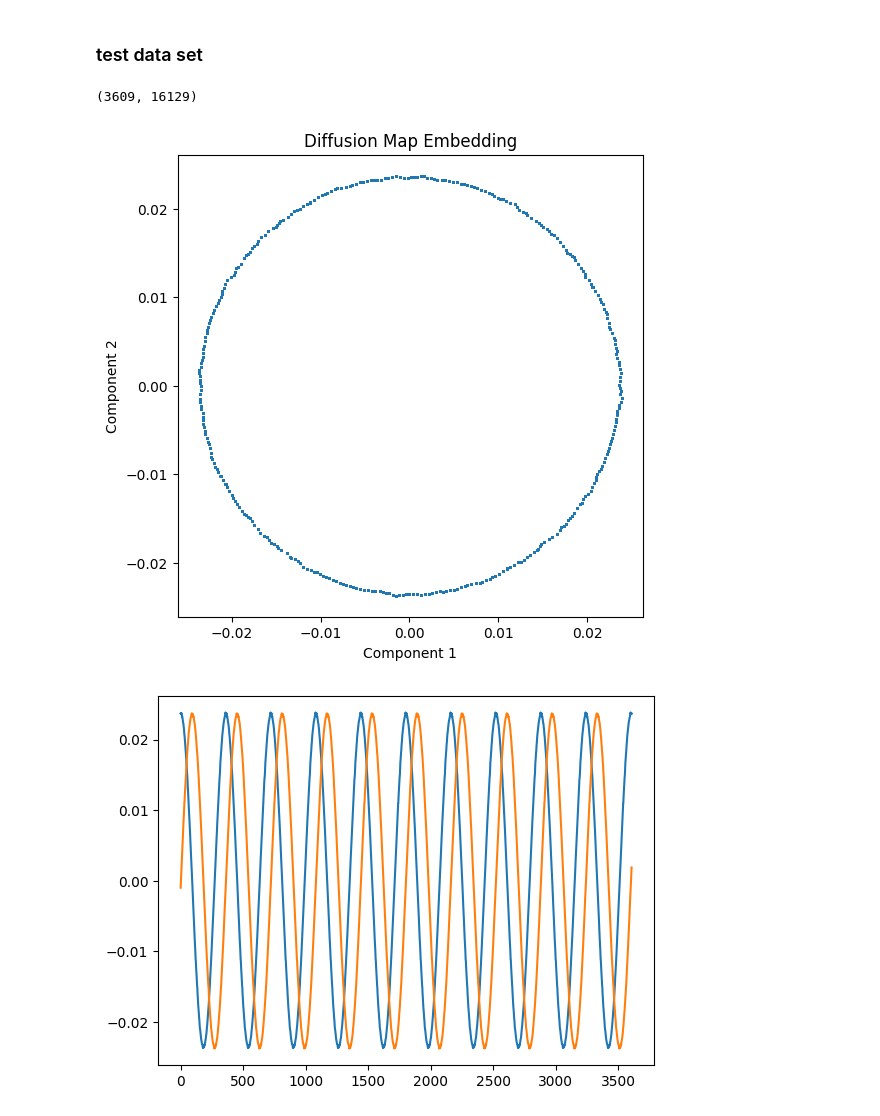
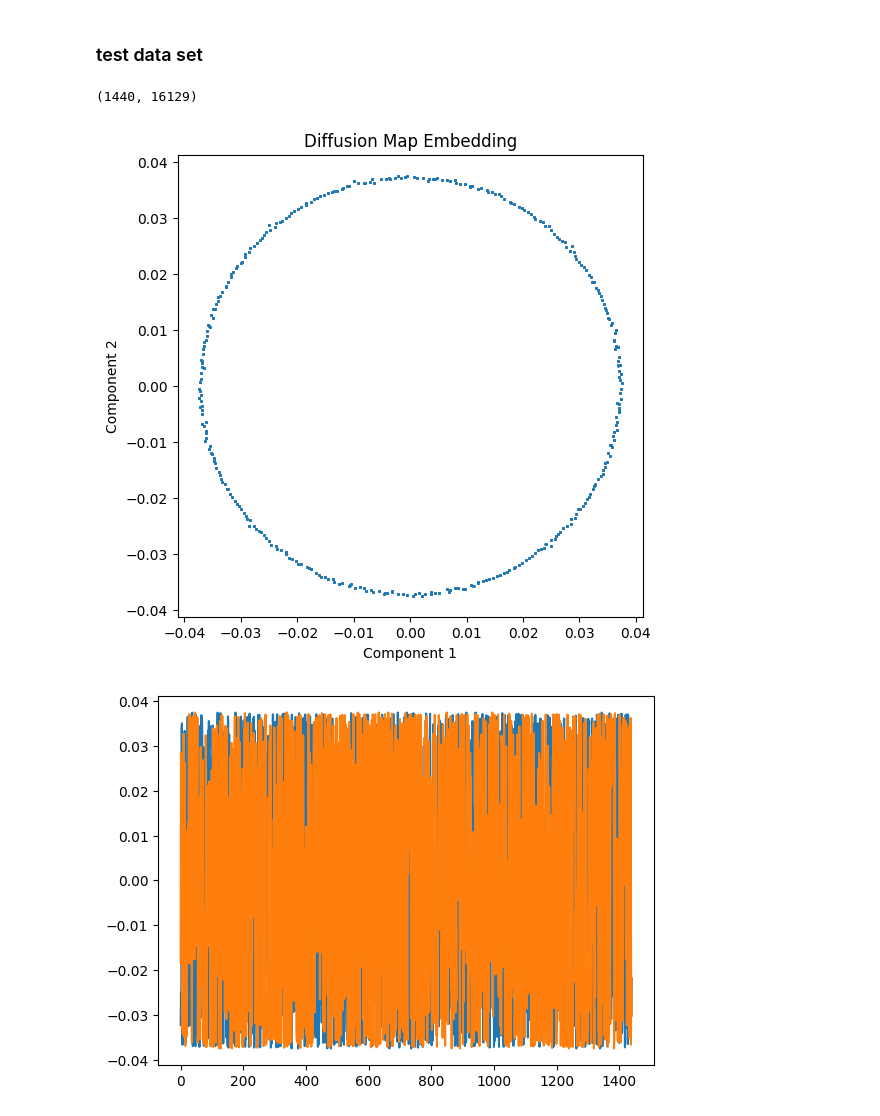
Before and after one commit to jcandane/cxfel_work, a Jupyter notebook: NLSA_in_JAX.ipynb, the cells around one changed output. Saved outputs shown, nothing was run; the diff lists cells and outputs as text; code cells hidden in the pictures.

Commit message:
rand

```diff
--- a/NLSA_in_JAX.ipynb
+++ b/NLSA_in_JAX.ipynb
@@ -123,23 +123,36 @@ except:
 Image.fromarray( np.array( jnp.array( ( image ) ) ) ) ### to see image need to convert into jax array
 
 
-Θs   = (np.arange(1,3610,1)).astype(int) #(360*np.random.rand(1200)).astype(int)
+#Θs   = (360*np.random.rand(1200)).astype(int) #
+Θs   =(np.arange(1,360*4+1,1)).astype(int) #
 #Θs   = (np.arange(1,181,1)).astype(int) #(360*np.random.rand(1200)).astype(int)
 R_ix = np.asarray( [ np.asarray( image.rotate(Θ, fillcolor='#FFF') ).reshape(-1) for Θ in Θs ] )
+R_ix = R_ix[np.random.permutation(R_ix.shape[0]), :]
+
 R_ix.shape
 # %% [output]
-(3609, 16129)
+(1440, 16129)
 # %%
 from scipy.sparse.linalg import eigsh
 
 ##########################################
 ###### Parameters: R_ix, σ, k=(number of eigenvectors)
-###### need to build.....iterative diagonalizer
 ##########################################
 
 def DiffusionMap(R_ix, k:int=2, c:int=1, stride:int=1, NLSA:bool=False):
+    """ 8/29/24
 
-    ### Compute the pairwise distance matrix
+    Arguments:
+      R_ix:jax.Array -- 2d-initial data-set Array
+      k:int          -- # of eigenvectors
+      c:int          -- convolution dimension
+      stride:int     -- convolutional stride
+      NLSA:bool      -- whether to excute the NLSA method
+    Returns:
+      B:jax.Array    -- 2d-diagonally convolved Array
+    """
+
+    ### Compute the pairwise distance matrix and convolve
     D2 = jdist(R_ix, R_ix) #scipy.spatial.distance.cdist(R_ix, R_ix, 'sqeuclidean')
     D2 = diag_convolve2d(D2, jnp.ones(c), stride=stride)
 
@@ -160,33 +173,33 @@ def DiffusionMap(R_ix, k:int=2, c:int=1, stride:int=1, NLSA:bool=False):
     idx          = np.argsort(eigenvalues)[::-1] ## sort the eigenvalues
     eigenvalues  = eigenvalues[idx]
     eigenvectors = eigenvectors[:, idx]
     embedding    = eigenvectors[:, 1:(1+k)]
 
     if not NLSA:
         return embedding
     else:
         μ          = (eigenvectors[:, 0] / eigenvalues[0])
         embedding *= μ[:,None]
 
         A = embedding.T @ (diag_convolve2d((R_ix @ R_ix.T), jnp.ones(c), stride=stride) @ embedding)
         D, V = np.linalg.eigh( A )
         return V.T @ embedding.T
 ##########################################
 
-embedding  = DiffusionMap(R_ix, k=3, c=2)
+embedding  = DiffusionMap(R_ix, k=2, c=1)
 embeddingX = DiffusionMap(R_ix, k=3, c=2, stride=3, NLSA=True)
 
 ### Visualize the result
 plt.figure(figsize=(6, 6))
 plt.scatter(embedding[:, 0], embedding[:, 1] , s=1)
 plt.title('Diffusion Map Embedding')
 plt.xlabel('Component 1')
 plt.ylabel('Component 2')
 plt.show()
 
 plt.plot(np.arange(len(embedding[:, 0])), embedding[:, 0])
 plt.plot(np.arange(len(embedding[:, 1])), embedding[:, 1])
 plt.show()
 # %% [output]
-[figure, old version]
+[figure, new version]
-[figure, old version]
+[figure, new version]
```
